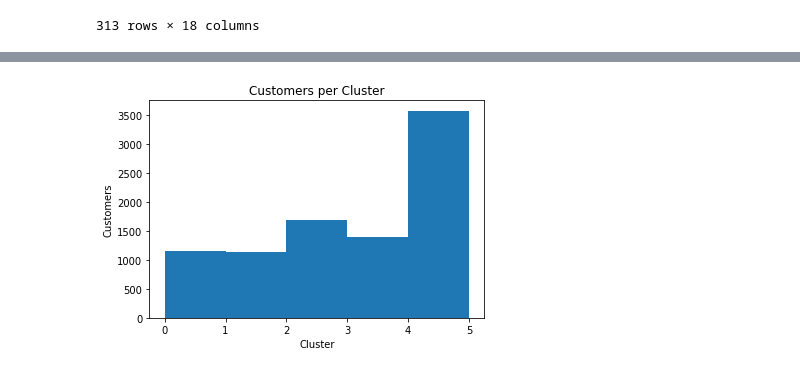
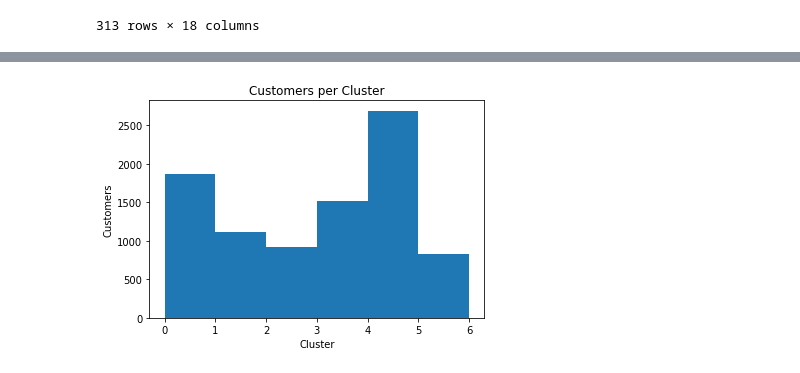
Before and after one commit to Bilalmajeed1995/UnsupervisedCustomerSegmentation, a Jupyter notebook: CustomerSegmentation.ipynb, the cells around one changed output, grey strips where cells are left out. Saved outputs shown, nothing was run; the diff lists cells and outputs as text; code cells hidden in the pictures.

```diff
--- a/CustomerSegmentation.ipynb
+++ b/CustomerSegmentation.ipynb
@@ -147,6 +147,3 @@ df.describe()
 | 50% | 871.499977 | 1.000000 | 362.480000 | 38.000000 | 89.580000 | 0.000000 | ... |
 | 75% | 2046.727519 | 1.000000 | 1111.120000 | 578.660000 | 469.140000 | 1112.247446 | ... |
 | max | 19043.138560 | 1.000000 | 49039.570000 | 40761.250000 | 22500.000000 | 47137.211760 | ... |
-# %%
-df['TOTAL_PURCHASES'] = df['PURCHASES'] + df['ONEOFF_PURCHASES'] + df['INSTALLMENTS_PURCHASES']
-df['TOTAL_PURCHASE_FREQUENCY'] = (df['PURCHASES_FREQUENCY'] + df['ONEOFF_PURCHASES_FREQUENCY'] + df['PURCHASES_INSTALLMENTS_FREQUENCY']) / 3
@@ -368,15 +342,15 @@ Silhouette score for 14 hierarchical clusters with complete linkage method: 0.14
 # %%
-clustering = AgglomerativeClustering(linkage='average', affinity='euclidean', n_clusters=5)
+clustering = AgglomerativeClustering(linkage='average', affinity='euclidean', n_clusters=6)
 
 cluster_labels = clustering.fit_predict(df_norm)
 
-plt.hist(cluster_labels, bins=range(6))
+plt.hist(cluster_labels, bins=range(7))
 plt.title ('Customers per Cluster')
 plt.xlabel('Cluster')
 plt.ylabel('Customers')
 plt.show()
 # %% [output]
-[figure, old version]
+[figure, new version]
 # %%
 df_h = df.copy()
 df_h['hierarchical_cluster'] = cluster_labels
```
Also changed, not shown: parts of 29 cells of this notebook.
